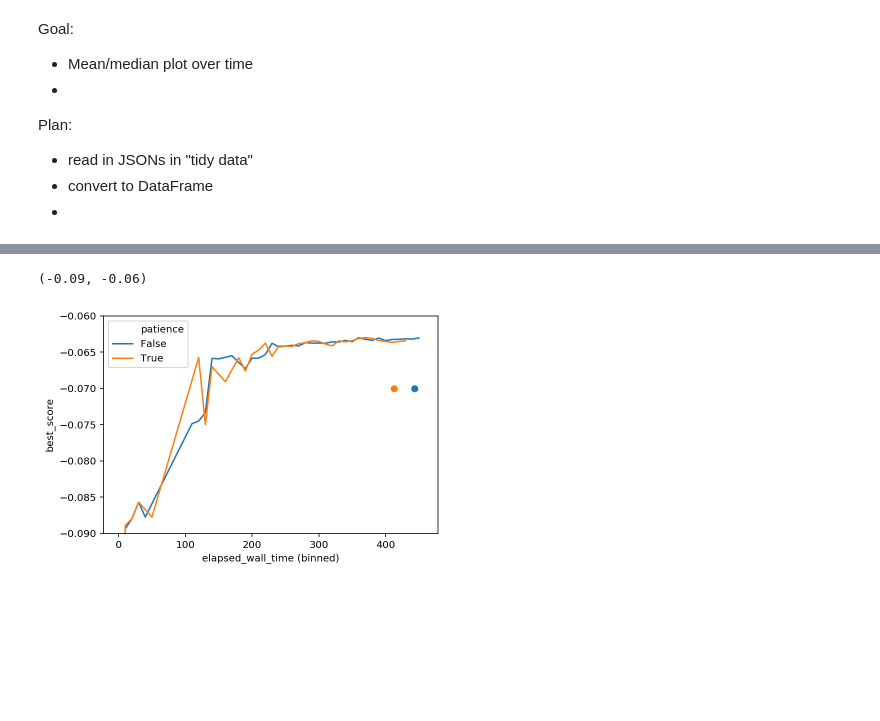
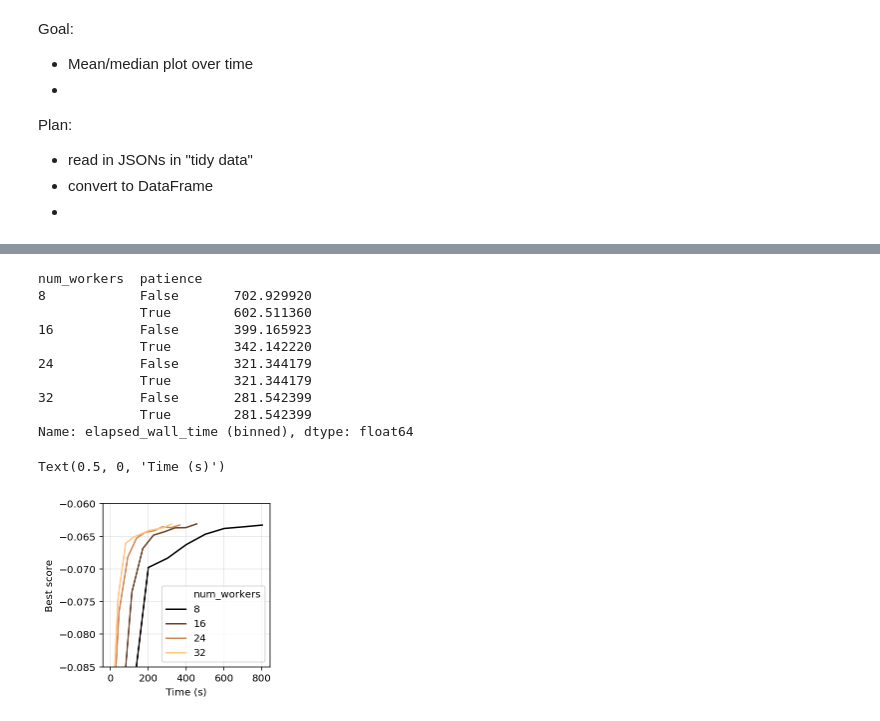
Before and after one commit to stsievert/dask-hyperband-comparison, a Jupyter notebook: image-denoising/Simulate-Viz.ipynb, the cells around one changed output, grey strips where cells are left out. Cells and saved outputs as stored; diff of their text form; code cells hidden in the pictures; blank space fills up the shorter version.

Commit message:
Run notebooks for paper figures
Former-commit-id: e11c782efcd073ad72f759014acdfea8bd396814

```diff
--- a/image-denoising/Simulate-Viz.ipynb
+++ b/image-denoising/Simulate-Viz.ipynb
@@ -52,11 +52,12 @@ def shape_history(history, **kwargs):
                  "bracket": row["bracket"],
                  "random_state": row["random_state"],
                  "patience": row["patience"],
+                 "num_workers": row["num_workers"],
                  **kwargs}]
     return out
 # %%
 today = "sim/2019-06-28-"
-RANDS = range(400, 403 + 1)
+RANDS = range(400, 405 + 1)
 # %%
 def fname(workers, random_state, patience):
     return f"-workers={workers}-rs={random_state}-patience={patience}"
@@ -72,7 +79,5 @@ medium_rare = [shape_history(hist) for hist in histories]
 medium = sum(medium_rare, [])
 # %%
 df = pd.DataFrame(medium)
-div = 10
-df["elapsed_wall_time (binned)"] = (df.elapsed_wall_time // div) * div
 df.head()
 # %% [output]
@@ -84,0 +101,10 @@ df.head()
+# %%
+df["elapsed_wall_time (binned)"] = df.elapsed_wall_time
+for worker in df.num_workers.unique():
+    idx = df["num_workers"] == worker
+    div = df[idx].elapsed_wall_time.max() / 8
+    df.loc[idx.values, "elapsed_wall_time (binned)"] = (df.elapsed_wall_time // div) * div
+
+df.patience.unique()
+idx = df.isnull().sum()
+df.dropna(inplace=True)
@@ -85,30 +148,48 @@ df.head()
+# %%
+# print(limits)
+limits.groupby(["num_workers", "patience"]).min()
+# %% [output]
+num_workers  patience
+8            False       702.929920
+             True        602.511360
+16           False       399.165923
+             True        342.142220
+24           False       321.344179
+             True        321.344179
+32           False       281.542399
+             True        281.542399
+Name: elapsed_wall_time (binned), dtype: float64
 # %%
 import seaborn as sns
+import matplotlib.pyplot as plt
 
 def _get_last_score(df):
     d = df.reset_index()
     idx = d.cumulative_partial_fit_calls.idxmax()
     return d.loc[idx]
 
-ax = sns.lineplot(
-    data=df,
+w = 3
+fig, ax = plt.subplots(figsize=(w, w), nrows=1)
+df.num_workers = df.num_workers.astype("int")
+
+kwargs = dict(
     x="elapsed_wall_time (binned)",
     y="best_score",
-    hue="patience",
+    hue="num_workers",
     ci=None,
+    palette="copper",
+    estimator="mean",
+)
+ax = sns.lineplot(
+    data=df[df.patience == False],
+    ax=ax,
+    **kwargs,
 )
 
-# vals =
-
-for k, rs in enumerate(df.random_state.unique()):
-    show = df[df.random_state == rs]
-    wait = _get_last_score(show[show.patience == True])
-    keep_going = _get_last_score(show[show.patience == False])
-    ax.plot(keep_going.elapsed_wall_time, -(k + 1) * 0.07, "oC0")
-    ax.plot(wait.elapsed_wall_time, -(k + 1) * 0.07, "oC1")
-#     ax.plot()
-
-ax.set_ylim(-0.09, -0.06)
+ax.set_ylim(-0.085, -0.06)
+ax.grid(alpha=0.3)
+ax.set_ylabel("Best score")
+ax.set_xlabel("Time (s)")
 # %% [output]
-(-0.09, -0.06)
+Text(0.5, 0, 'Time (s)')
-[figure, old version]
+[figure, new version]
```
Also changed, not shown: parts of 7 cells of this notebook, 3 other files.
